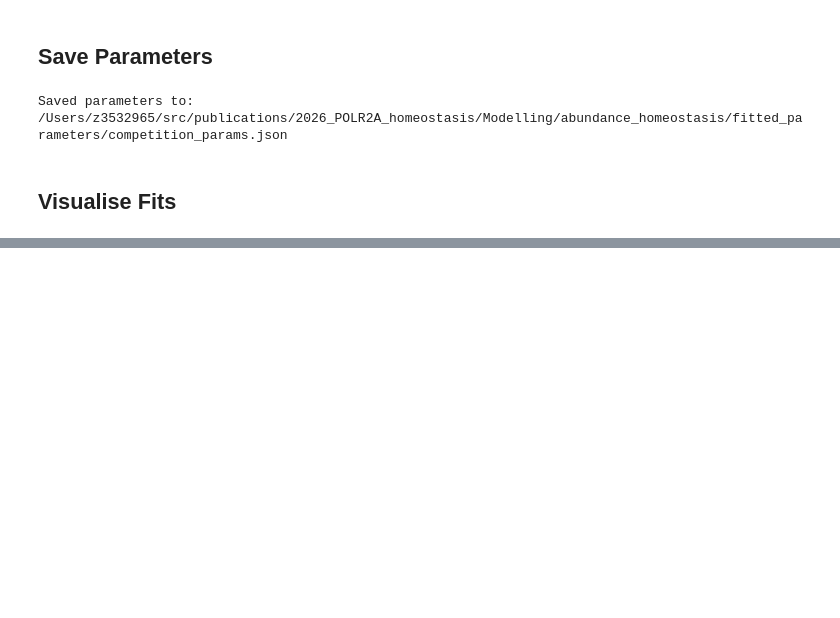
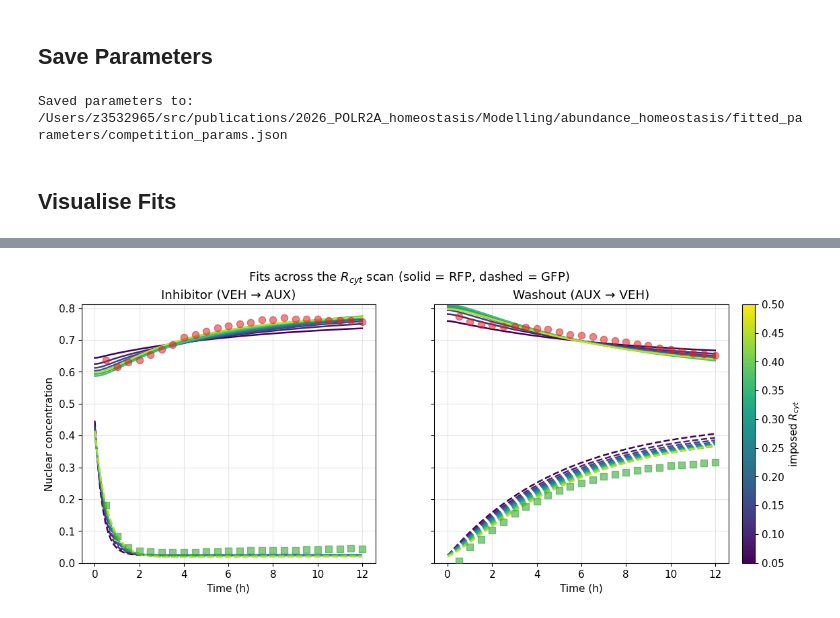
Before and after one commit to berrygroup/publications, a Jupyter notebook: 2026_POLR2A_homeostasis/Modelling/abundance_homeostasis/1_competition_model_fitting.ipynb, the cells around one changed output, grey strips where cells are left out. Saved outputs shown, nothing was run; the diff lists cells and outputs as text; code cells hidden in the pictures; blank space fills up the shorter version.

```diff
--- a/2026_POLR2A_homeostasis/Modelling/abundance_homeostasis/1_competition_model_fitting.ipynb
+++ b/2026_POLR2A_homeostasis/Modelling/abundance_homeostasis/1_competition_model_fitting.ipynb
@@ -474,0 +1069,33 @@ plt.show()
+# %%
+# Model curves across the scan, overlaid on the data
+fig, axes = plt.subplots(1, 2, figsize=(13, 5), sharey=True)
+cmap = plt.cm.viridis(np.linspace(0, 0.9, len(R_VALUES)))
+titles = {"VEH_AUX": "Inhibitor (VEH → AUX)", "AUX_VEH": "Washout (AUX → VEH)"}
+
+for ax, code_ in zip(axes, ["VEH_AUX", "AUX_VEH"]):
+    d = data_averaged[code_]
+    ax.scatter(d["time"], d["rfp"], color="#d62728", alpha=0.55, s=55, zorder=4)
+    ax.scatter(
+        d["time"], d["gfp"], color="#2ca02c", alpha=0.55, s=55, marker="s", zorder=4
+    )
+    for col, R in zip(cmap, R_VALUES):
+        _, preds = objective_function(
+            scan_thetas[R], data_averaged, return_predictions=True, cyto_nuc_ratio=R
+        )
+        ax.plot(preds[code_]["time"], preds[code_]["A_n"], color=col, lw=1.8)
+        ax.plot(preds[code_]["time"], preds[code_]["B_n"], color=col, lw=1.8, ls="--")
+    ax.set_xlabel("Time (h)")
+    ax.set_title(titles[code_])
+    ax.set_ylim(0, None)
+    ax.grid(alpha=0.3)
+
+axes[0].set_ylabel("Nuclear concentration")
+sm = plt.cm.ScalarMappable(
+    cmap=plt.cm.viridis, norm=plt.Normalize(vmin=R_VALUES.min(), vmax=R_VALUES.max())
+)
+cbar = fig.colorbar(sm, ax=axes, fraction=0.025, pad=0.02)
+cbar.set_label("imposed $R_{cyt}$")
+fig.suptitle("Fits across the $R_{cyt}$ scan (solid = RFP, dashed = GFP)", fontsize=13)
+plt.show()
+# %% [output]
+[figure, added]
```
Also changed, not shown: parts of 27 cells of this notebook, 1 other file.
